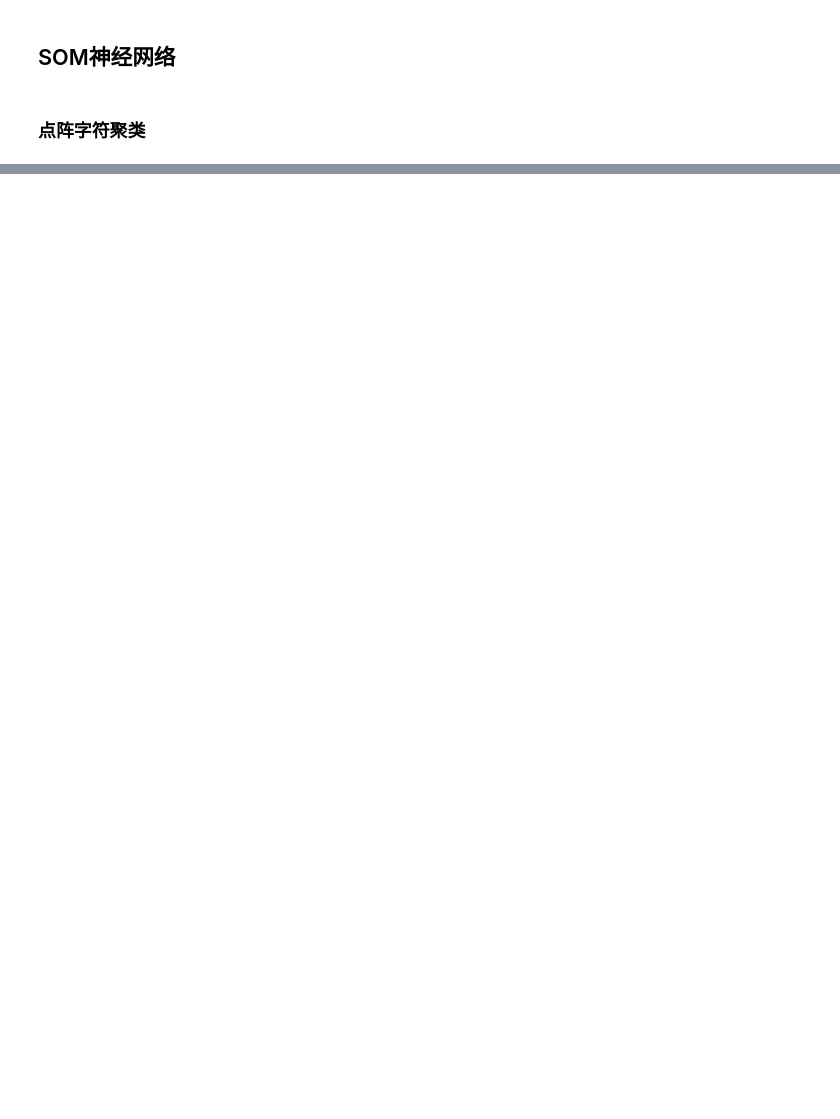
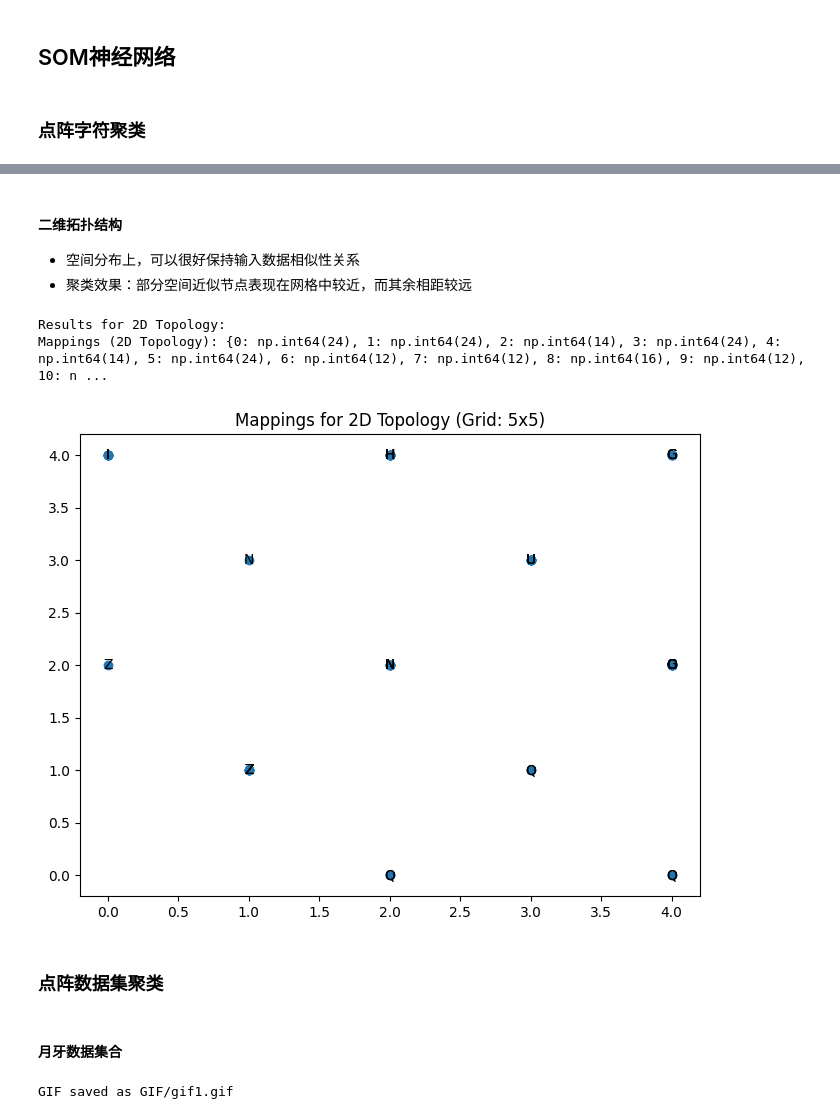
Before and after one commit to scpsyl/Artificial_NN_Hw, a Jupyter notebook: Homework3/Task2.ipynb, the cells around one changed output, grey strips where cells are left out. Drawn from its saved outputs; the diff is of its cells as text; code cells hidden in the pictures; blank space fills up the shorter version.

```diff
--- a/Homework3/Task2.ipynb
+++ b/Homework3/Task2.ipynb
@@ -132,0 +217,21 @@ def compete2(x, w, eta):
+# %% [markdown]
+#### 二维拓扑结构
+* 空间分布上，可以很好保持输入数据相似性关系
+* 聚类效果：部分空间近似节点表现在网格中较近，而其余相距较远
+# %%
+# 结果展示：二维拓扑结构
+print("\nResults for 2D Topology:")
+w_2d = np.random.rand(output_dim, input_dim)  # 初始化权重
+for i in range(num_iterations):
+    eta = initial_eta - i * (initial_eta - final_eta) / num_iterations
+    w_2d = compete2(data, w_2d, eta, row, col)
+mappings_2d = map_data_to_nodes(data, w_2d)
+print("Mappings (2D Topology):", mappings_2d)
+
+plot_mappings(mappings_2d, "Mappings for 2D Topology", 5, 5)
+# %% [output]
+Results for 2D Topology:
+Mappings (2D Topology): {0: np.int64(24), 1: np.int64(24), 2: np.int64(14), 3: np.int64(24), 4: np.int64(14), 5: np.int64(24), 6: np.int64(12), 7: np.int64(12), 8: np.int64(16), 9: np.int64(12), 10: n ...
+[figure, added]
+# %% [markdown]
+### 点阵数据集聚类
@@ -132,0 +285,28 @@ def compete2(x, w, eta):
+# %% [markdown]
+#### 月牙数据集合
+# %%
+def gif1(datanum):
+    x1 = np.linspace(-3, 3, datanum)
+    noise = np.random.randn(datanum) * 0.15
+    y1 = -np.square(x1) / 3 + 4.5 + noise
+
+    x2 = np.linspace(0, 6, datanum)
+    noise = np.random.randn(datanum) * 0.15
+    y2 = np.square(x2 - 3) / 3 + 0.5 + noise
+
+    plt.clf()
+    plt.axis([-3.5, 6.5, -.5, 5.5])
+    plt.scatter(x1, y1, s=10)
+    plt.scatter(x2, y2, s=10)
+    plt.draw()
+    gif_maker.add_frame_from_plt(plt.gcf())
+
+gif_maker = ImageSequenceGIF(gif_dir='temp_gif_frames', gif_file='GIF/gif1.gif')
+
+for _ in range(20):
+    gif1(300)
+
+gif_maker.save_gif(duration=100, last_frame_duration=500)
+gif_maker.clear_temp_frames()
+# %% [output]
+GIF saved as GIF/gif1.gif
```
Also changed, not shown: parts of 14 cells of this notebook, 15 other files.
